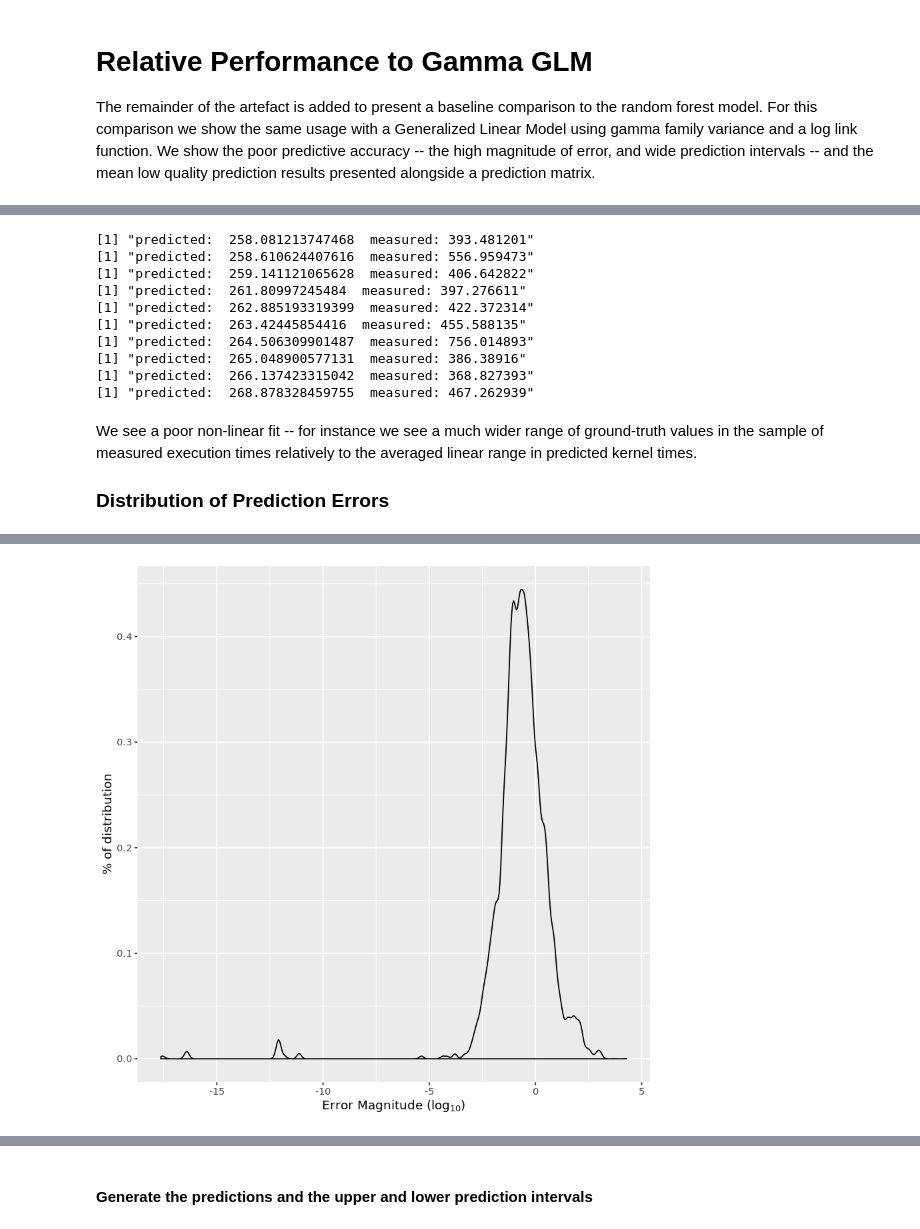
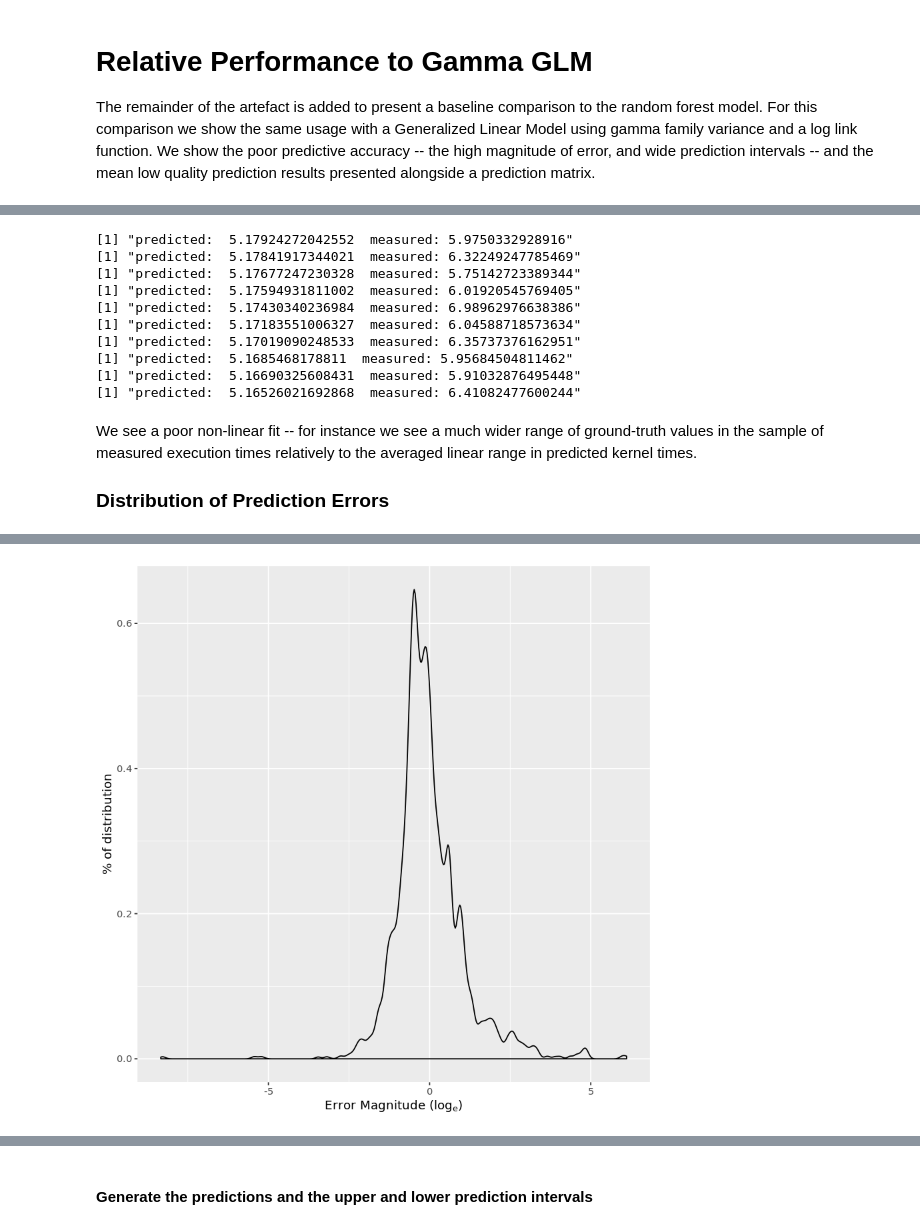
Before and after one commit to BeauJoh/opencl-predictions-with-aiwc, a Jupyter notebook: OpenCL Performance Prediction using Architecture-Independent Features.ipynb, the cells around one changed output, grey strips where cells are left out. Cells and saved outputs as stored; diff of their text form; code cells hidden in the pictures.

```diff
--- a/OpenCL Performance Prediction using Architecture-Independent Features.ipynb
+++ b/OpenCL Performance Prediction using Architecture-Independent Features.ipynb
@@ -475,18 +503,18 @@ ggplot(data=z,aes(x=log(actual),y=log(predicted),colour=size)) + geom_point() +
 # %%
 for (i in seq(1,10)){
-    print(paste("predicted: ",exp(estimates[i])," measured:", test_dat[i,]$kernel_time))
+    print(paste("predicted: ",estimates[i]," measured:", log(test_dat[i,]$kernel_time)))
 }
 # %% [output]
-[1] "predicted:  258.081213747468  measured: 393.481201"
-[1] "predicted:  258.610624407616  measured: 556.959473"
-[1] "predicted:  259.141121065628  measured: 406.642822"
-[1] "predicted:  261.80997245484  measured: 397.276611"
-[1] "predicted:  262.885193319399  measured: 422.372314"
-[1] "predicted:  263.42445854416  measured: 455.588135"
-[1] "predicted:  264.506309901487  measured: 756.014893"
-[1] "predicted:  265.048900577131  measured: 386.38916"
-[1] "predicted:  266.137423315042  measured: 368.827393"
-[1] "predicted:  268.878328459755  measured: 467.262939"
+[1] "predicted:  5.17924272042552  measured: 5.9750332928916"
+[1] "predicted:  5.17841917344021  measured: 6.32249247785469"
+[1] "predicted:  5.17677247230328  measured: 5.75142723389344"
+[1] "predicted:  5.17594931811002  measured: 6.01920545769405"
+[1] "predicted:  5.17430340236984  measured: 6.98962976638386"
+[1] "predicted:  5.17183551006327  measured: 6.04588718573634"
+[1] "predicted:  5.17019090248533  measured: 6.35737376162951"
+[1] "predicted:  5.1685468178811  measured: 5.95684504811462"
+[1] "predicted:  5.16690325608431  measured: 5.91032876495448"
+[1] "predicted:  5.16526021692868  measured: 6.41082477600244"
 # %% [markdown]
 We see a poor non-linear fit -- for instance we see a much wider range of ground-truth values in the sample of measured execution times relatively to the averaged linear range in predicted kernel times.
 
@@ -494,14 +522,16 @@ We see a poor non-linear fit -- for instance we see a much wider range of ground
 # %%
 actual = log(test_dat$kernel_time)
 predicted = glm.pred
+
 pred_error = actual - predicted
-summary(pred_error)
+summary(exp(pred_error))
 
 res = data.frame(
     actual = actual,
     predicted = predicted,
-    error = pred_error
+    error = pred_error,
+    experror = exp(pred_error)
     )
 
-ggplot(data=res,aes(x=error)) + geom_density() + labs(x=TeX("Error Magnitude (log_{10})"),y=TeX("% of distribution"))
+ggplot(data=res,aes(x=error)) + geom_density() + labs(x=TeX("Error Magnitude (log_{e})"),y=TeX("% of distribution"))
 # %% [output]
@@ -510,2 +540,2 @@ ggplot(data=res,aes(x=error)) + geom_density() + labs(x=TeX("Error Magnitude (lo
-[figure, old version]
+[figure, new version]
 # %% [markdown]
```
Also changed, not shown: parts of 12 cells of this notebook.
